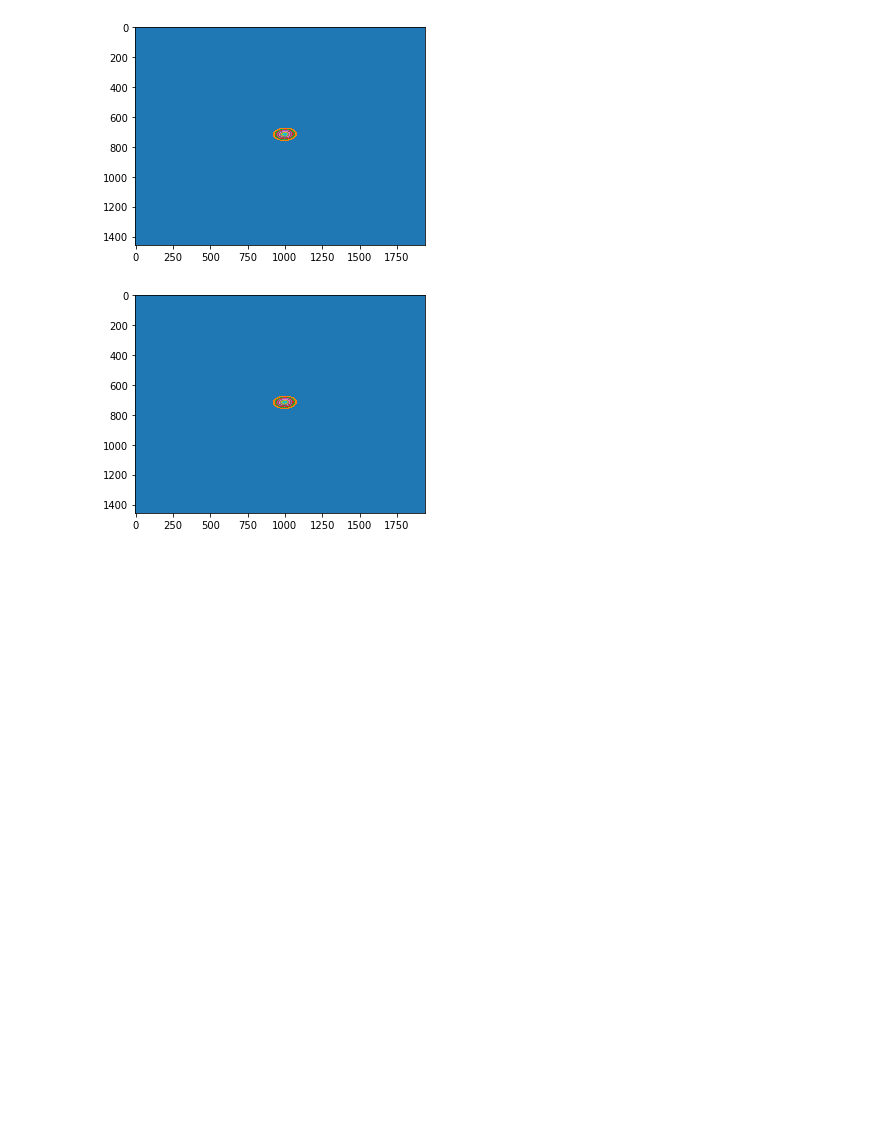
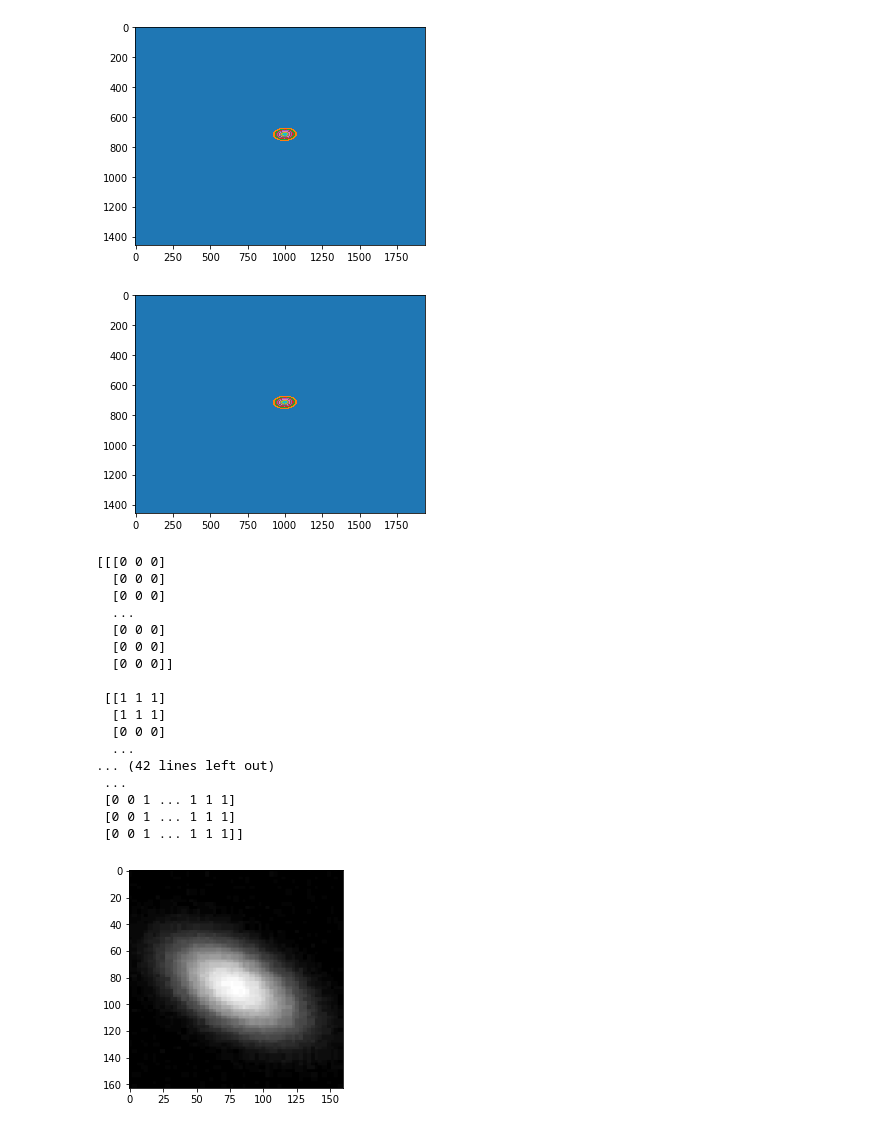
Before and after one commit to claryguru/BA_epics_camera, a Jupyter notebook: Jupiter/Camera.ipynb, the cells around one changed output. Cells and saved outputs as stored; diff of their text form; code cells hidden in the pictures; blank space fills up the shorter version.

```diff
--- a/Jupiter/Camera.ipynb
+++ b/Jupiter/Camera.ipynb
@@ -85,3 +85,62 @@ open_plot(99)
 [figure]
 [figure]
 [figure]
+# %%
+import cv2
+import numpy as np
+from matplotlib import pyplot as plt
+
+def save_as_png (nr):
+    filename = 'D:\\HZB\\Camera_Data\\mls13\\'+ str(nr) + 'test.npy'
+    with open(filename, 'rb') as f:
+        ar = np.load(f)
+        cv2.imwrite("rotation1.png", ar)
+
+save_as_png(2)
+
+img = cv2.imread('rotation3.png')
+print(img)
+print(np.amax(img))
+
+def rgb2gray(Img):
+    row,col,ch = Img.shape
+    g = [ ]
+    for i in range(row) :
+        a = []
+        for j in range(col):
+            a.append(Img[i,j,0])
+        g.append(a)
+    gr = np.array(g)
+    return gr
+
+grIm = rgb2gray(img)
+print(grIm.shape)
+print(grIm)
+plt.imshow(grIm, cmap='gray')
+plt.show()
+
+def save_ar (np_array):
+    filename = 'rotation3.npy'
+    with open(filename, 'wb') as f:
+        np.save(f, np_array)
+
+save_ar(grIm)
+# %% [output]
+[[[0 0 0]
+  [0 0 0]
+  [0 0 0]
+  ...
+  [0 0 0]
+  [0 0 0]
+  [0 0 0]]
+
+ [[1 1 1]
+  [1 1 1]
+  [0 0 0]
+  ...
+... (42 lines left out)
+ ...
+ [0 0 1 ... 1 1 1]
+ [0 0 1 ... 1 1 1]
+ [0 0 1 ... 1 1 1]]
+[figure, added]
```
Also changed, not shown: 10 other files.
